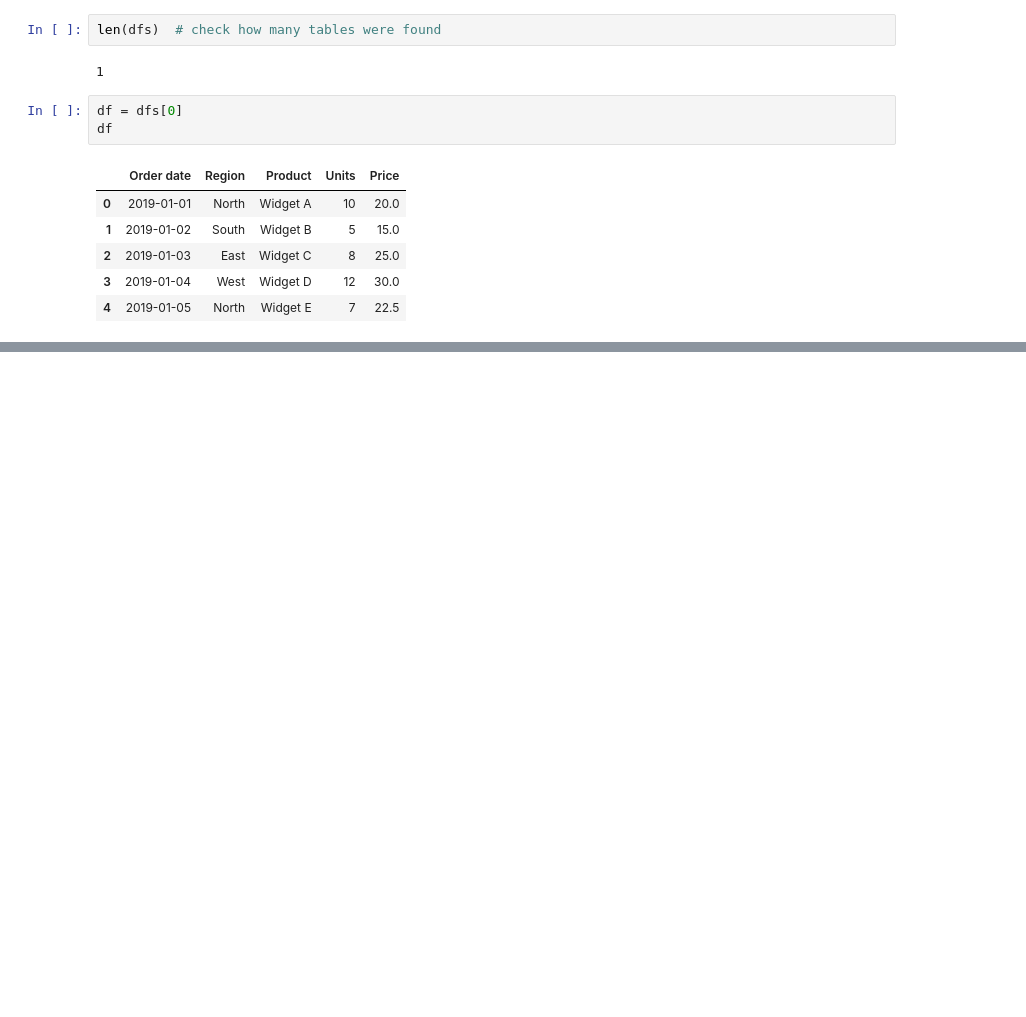
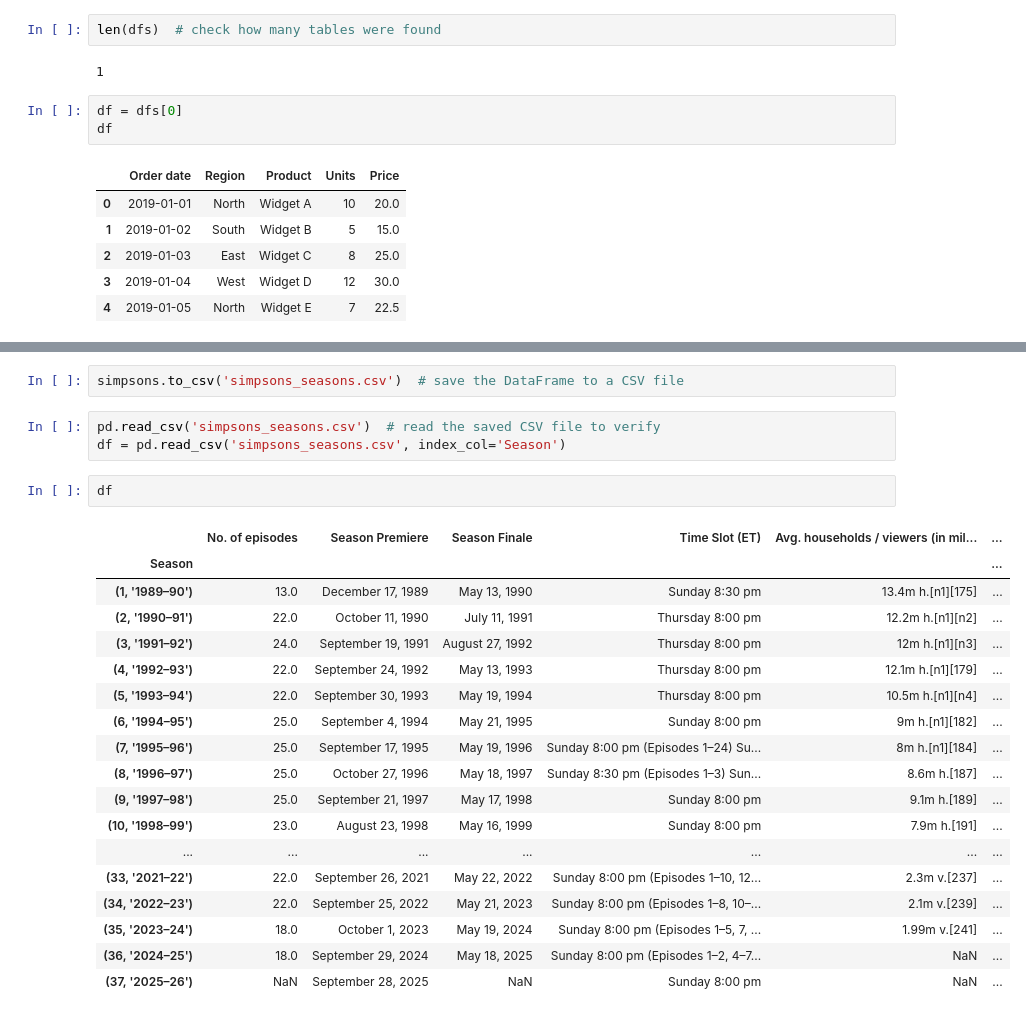
Before and after one commit to Yanil01/pandas_, a Jupyter notebook: main.ipynb, the cells around one changed output, grey strips where cells are left out. Cells and saved outputs as stored; diff of their text form; blank space fills up the shorter version.

```diff
--- a/main.ipynb
+++ b/main.ipynb
@@ -1715,0 +1798,26 @@ df
+# %%
+simpsons.to_csv('simpsons_seasons.csv')  # save the DataFrame to a CSV file
+# %%
+pd.read_csv('simpsons_seasons.csv')  # read the saved CSV file to verify
+df = pd.read_csv('simpsons_seasons.csv', index_col='Season')
+# %%
+df
+# %% [output]
+|  | No. of episodes | Season Premiere | Season Finale | Time Slot (ET) | Avg. households / viewers (in mil... | ... |
+| Season |  |  |  |  |  | ... |
+| (1, '1989–90') | 13.0 | December 17, 1989 | May 13, 1990 | Sunday 8:30 pm | 13.4m h.[n1][175] | ... |
+| (2, '1990–91') | 22.0 | October 11, 1990 | July 11, 1991 | Thursday 8:00 pm | 12.2m h.[n1][n2] | ... |
+| (3, '1991–92') | 24.0 | September 19, 1991 | August 27, 1992 | Thursday 8:00 pm | 12m h.[n1][n3] | ... |
+| (4, '1992–93') | 22.0 | September 24, 1992 | May 13, 1993 | Thursday 8:00 pm | 12.1m h.[n1][179] | ... |
+| (5, '1993–94') | 22.0 | September 30, 1993 | May 19, 1994 | Thursday 8:00 pm | 10.5m h.[n1][n4] | ... |
+| (6, '1994–95') | 25.0 | September 4, 1994 | May 21, 1995 | Sunday 8:00 pm | 9m h.[n1][182] | ... |
+| (7, '1995–96') | 25.0 | September 17, 1995 | May 19, 1996 | Sunday 8:00 pm (Episodes 1–24) Su... | 8m h.[n1][184] | ... |
+| (8, '1996–97') | 25.0 | October 27, 1996 | May 18, 1997 | Sunday 8:30 pm (Episodes 1–3) Sun... | 8.6m h.[187] | ... |
+| (9, '1997–98') | 25.0 | September 21, 1997 | May 17, 1998 | Sunday 8:00 pm | 9.1m h.[189] | ... |
+| (10, '1998–99') | 23.0 | August 23, 1998 | May 16, 1999 | Sunday 8:00 pm | 7.9m h.[191] | ... |
+| ... | ... | ... | ... | ... | ... | ... |
+| (33, '2021–22') | 22.0 | September 26, 2021 | May 22, 2022 | Sunday 8:00 pm (Episodes 1–10, 12... | 2.3m v.[237] | ... |
+| (34, '2022–23') | 22.0 | September 25, 2022 | May 21, 2023 | Sunday 8:00 pm (Episodes 1–8, 10–... | 2.1m v.[239] | ... |
+| (35, '2023–24') | 18.0 | October 1, 2023 | May 19, 2024 | Sunday 8:00 pm (Episodes 1–5, 7, ... | 1.99m v.[241] | ... |
+| (36, '2024–25') | 18.0 | September 29, 2024 | May 18, 2025 | Sunday 8:00 pm (Episodes 1–2, 4–7... | NaN | ... |
+| (37, '2025–26') | NaN | September 28, 2025 | NaN | Sunday 8:00 pm | NaN | ... |
```
Also changed, not shown: parts of 14 cells of this notebook, 1 other file.
